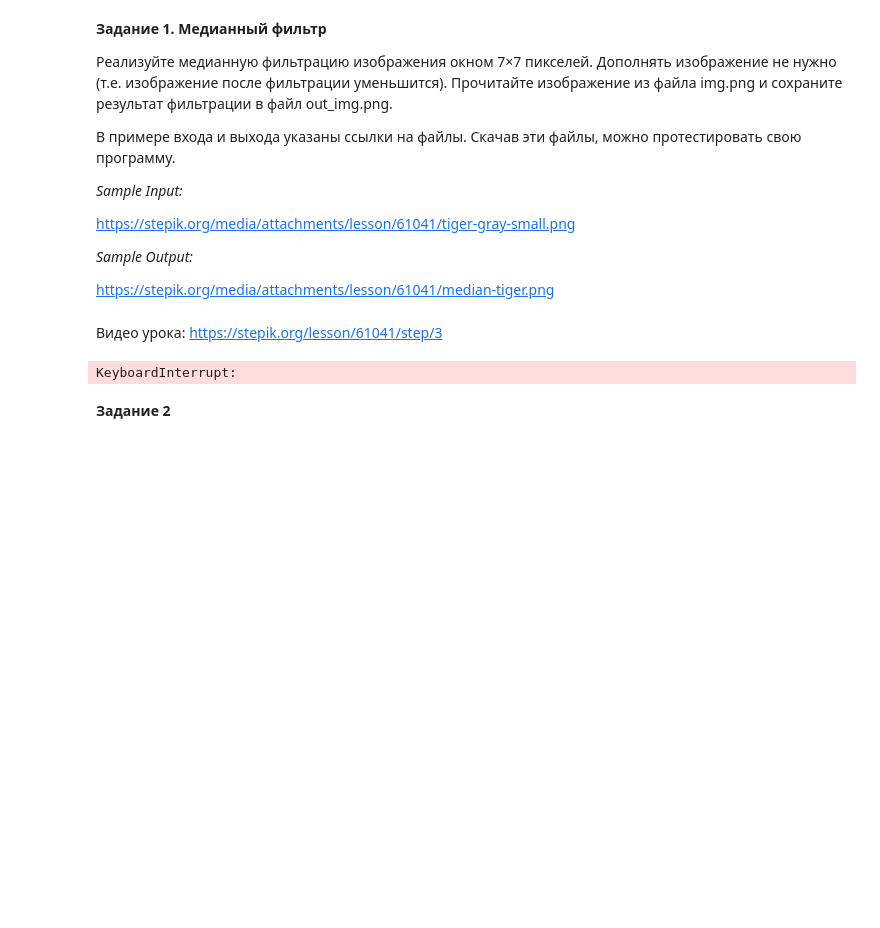
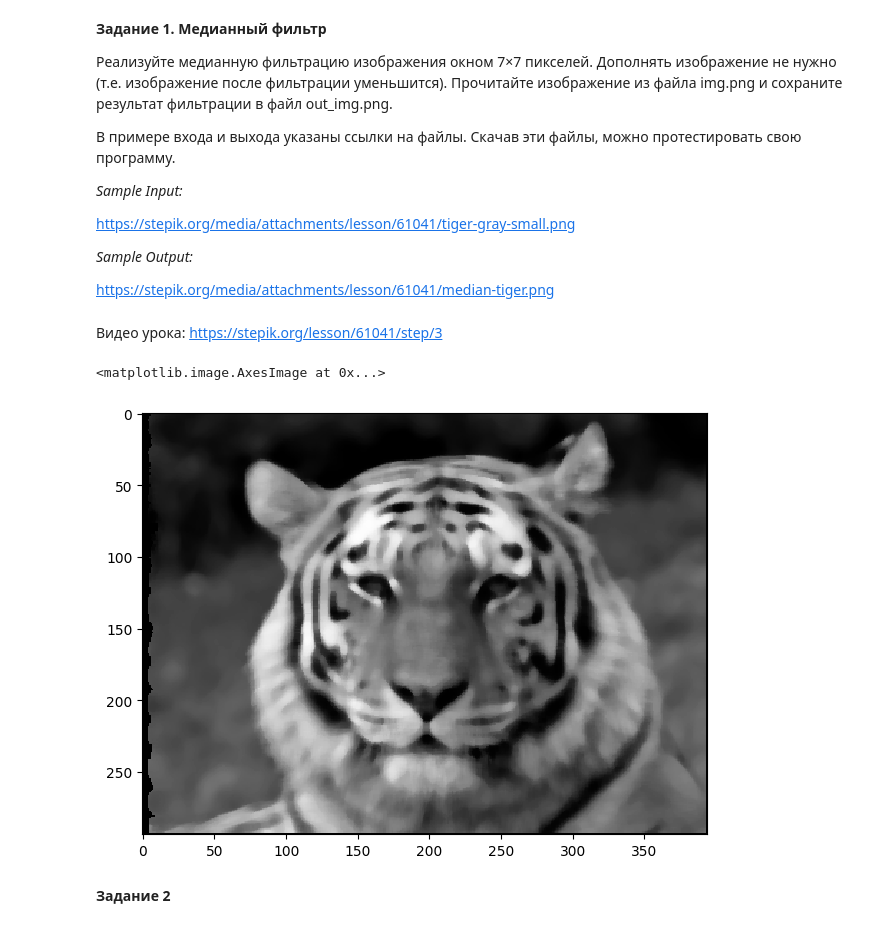
Before and after one commit to ratatatan/itmo-oomd, a Jupyter notebook: Курс_на_Stepik_4_Толкачев_Т.С._К3161.ipynb, the cells around one changed output. Saved outputs shown, nothing was run; the diff lists cells and outputs as text; code cells hidden in the pictures; blank space fills up the shorter version.

```diff
--- a/Курс_на_Stepik_4_Толкачев_Т.С._К3161.ipynb
+++ b/Курс_на_Stepik_4_Толкачев_Т.С._К3161.ipynb
@@ -177,27 +184,41 @@ https://stepik.org/media/attachments/lesson/61041/median-tiger.png
 def get_hist(image):
   return np.histogram(image, bins=range(257))[0]
 
-def median(window):
-  k = window.shape[0]
-  h = get_hist(window)
+def sub_hist(hist, image):
+  for pix in image:
+    hist[pix] = np.clip(hist[pix]-1, 0, 255)
+
+def add_hist(hist, image):
+  for pix in image:
+    hist[pix] = np.clip(hist[pix]+1, 0, 255)
+
+def median(histogram, k):
   counter = 0
-  for i, v in enumerate(h):
+  for i, v in enumerate(histogram):
     counter += v
     if counter > k**2/2:
       return i
 
-def median_filter(image, window_size = 7):
-  result = np.zeros((image.shape[0]-window_size+1, image.shape[1]-window_size+1))
-  histogram
-  for i in range(image.shape[0]-window_size+1):
-    for j in range(image.shape[1]-window_size+1):
+def median_filter(image, k = 7):
+  h, w = image.shape[:2]
+  result = np.zeros((image.shape[0]-k+1, image.shape[1]-k+1))
 
+  for i in range(h-k):
+    hist = get_hist(image[h:h+k, :k])
+    for j in range(w-k):
+      result[i, j] = median(hist, k)
+      sub_hist(hist, image[i:i+k, j])
+      add_hist(hist, image[i:i+k, j+k])
 
-  return result.astype(np.uint8)
-
-showmany(img, median_filter(img))
+  return np.clip(result, 0, 255).astype(np.uint8)
-# %% [output]
-KeyboardInterrupt:
+# %%
+img = imread('img.png')
+new_img = median_filter(img)
+# %%
+imshow(new_img)
+# %% [output]
+<matplotlib.image.AxesImage at 0x...>
+[figure, added]
 # %% [markdown]
 **Задание 2**
 # %% [markdown]
```
Also changed, not shown: parts of 12 cells of this notebook.
